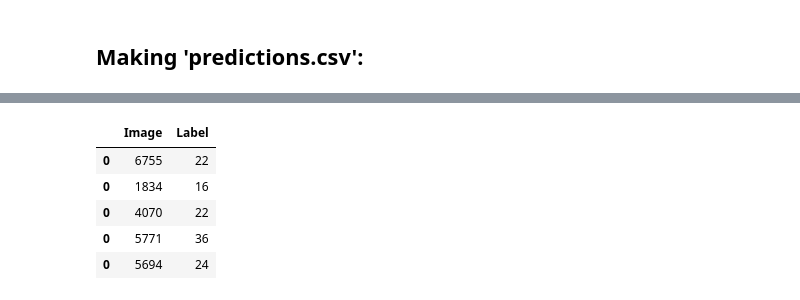
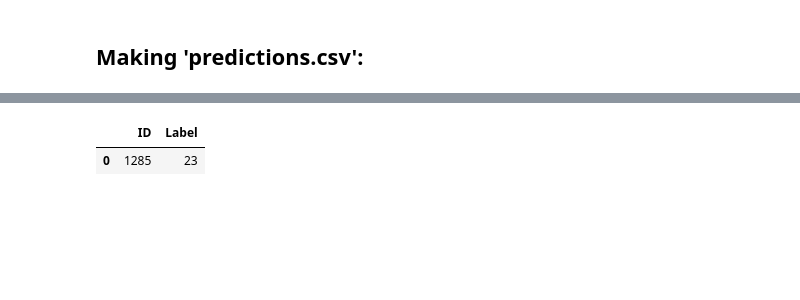
Before and after one commit to 37743/37743, a Jupyter notebook: nn-arabic-handwriting-320210207.ipynb, the cells around one changed output, grey strips where cells are left out. Drawn from its saved outputs; the diff is of its cells as text; code cells hidden in the pictures; blank space fills up the shorter version.

```diff
--- a/nn-arabic-handwriting-320210207.ipynb
+++ b/nn-arabic-handwriting-320210207.ipynb
@@ -161,5 +161,5 @@ model.compile(optimizer = Adam(lr=0.0001), loss = 'categorical_crossentropy', me
 # %% [markdown]
 ## Training the Model:
 # %%
-model.fit(train_images, validation_data=train_validation, epochs=50)
+model.fit(train_images, validation_data=train_validation, epochs=25)
 # %% [output]
@@ -183,0 +186,2 @@ Epoch 50/50
+# %%
+model.fit(train_images, validation_data=train_validation, epochs=25)
@@ -197,12 +220,13 @@ model.save('nn-arabic-handwriting-320210207.h5')
 Loading the 'Test' dataset:
 # %%
 test_images = tf.keras.utils.image_dataset_from_directory(
-    datasets[1],
-    labels=None,
-    color_mode="grayscale",
-    label_mode="categorical",
-    image_size=IMAGE_SIZE,
-    batch_size=BATCH_SIZE,
-    shuffle=False)
+        datasets[1],
+        labels=None,
+        color_mode="grayscale",
+        label_mode="categorical",
+        shuffle=False,
+        seed=SEED,
+        image_size=IMAGE_SIZE,
+        batch_size=BATCH_SIZE)
 # %% [output]
 Found 10640 files belonging to 1 classes.
@@ -223,7 +269,10 @@ dtype: object
 # %%
+df_predictions = pd.DataFrame(columns=['ID','Label'], dtype=(np.int32,np.int32))
+df_predictions.dtypes
 img_list = os.listdir('/kaggle/input/arabic-letters-classification/Final_Arabic_Alpha_dataset/Final_Arabic_Alpha_dataset/test')
+
 predictions_mod = np.argmax(predictions, axis=1)
 
 for idx, image in enumerate(img_list):
-    df2 = pd.DataFrame([[int(image.split(".")[0]), int(predictions_mod[idx])]], columns=['Image','Label'])
+    df2 = pd.DataFrame([[int(image.split(".")[0]), int(predictions_mod[idx])]], columns=['ID','Label'])
     df_predictions = pd.concat([df_predictions, df2])
@@ -256,12 +309,8 @@ df_predictions.reset_index(drop=True)
 10640 rows × 2 columns
 # %%
-df_predictions.sample(5)
+df_predictions.sample()
 # %% [output]
-|  | Image | Label |
-| 0 | 6755 | 22 |
-| 0 | 1834 | 16 |
-| 0 | 4070 | 22 |
-| 0 | 5771 | 36 |
-| 0 | 5694 | 24 |
+|  | ID | Label |
+| 0 | 1285 | 23 |
 # %%
 df_predictions.to_csv('predictions.csv', index=False, header=True)
```
Also changed, not shown: parts of 28 cells of this notebook.
